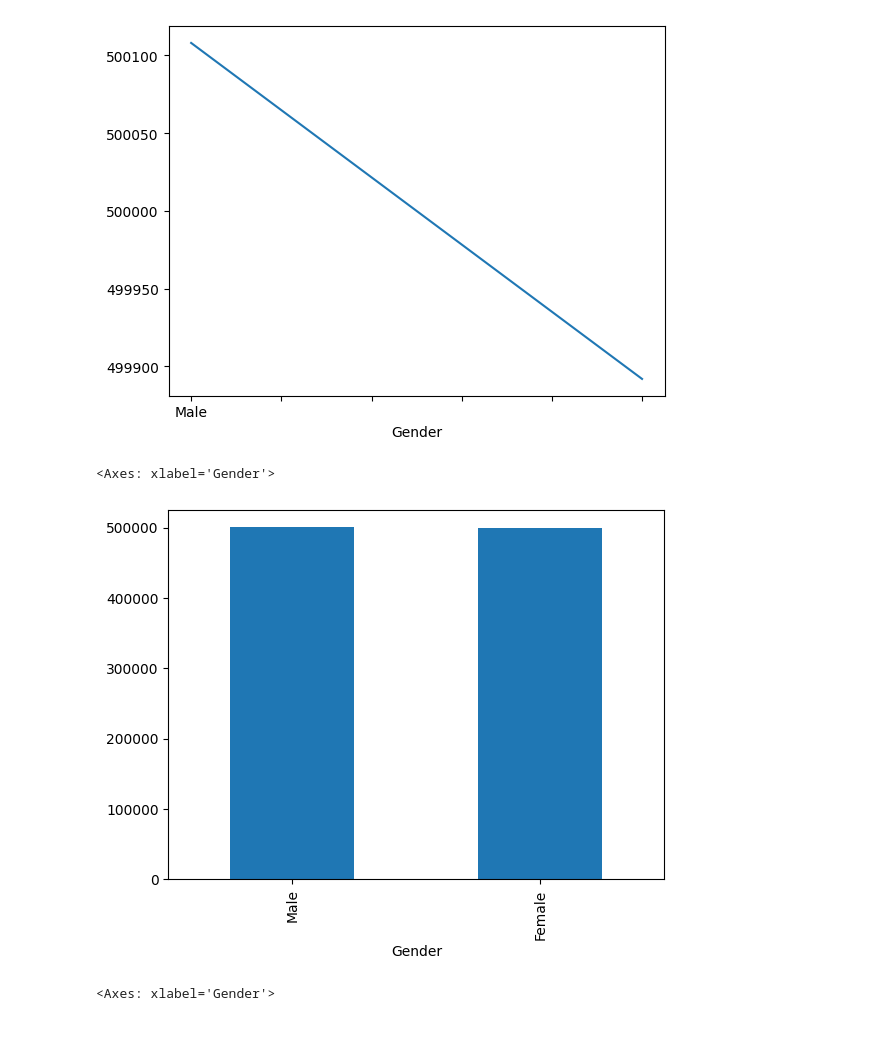
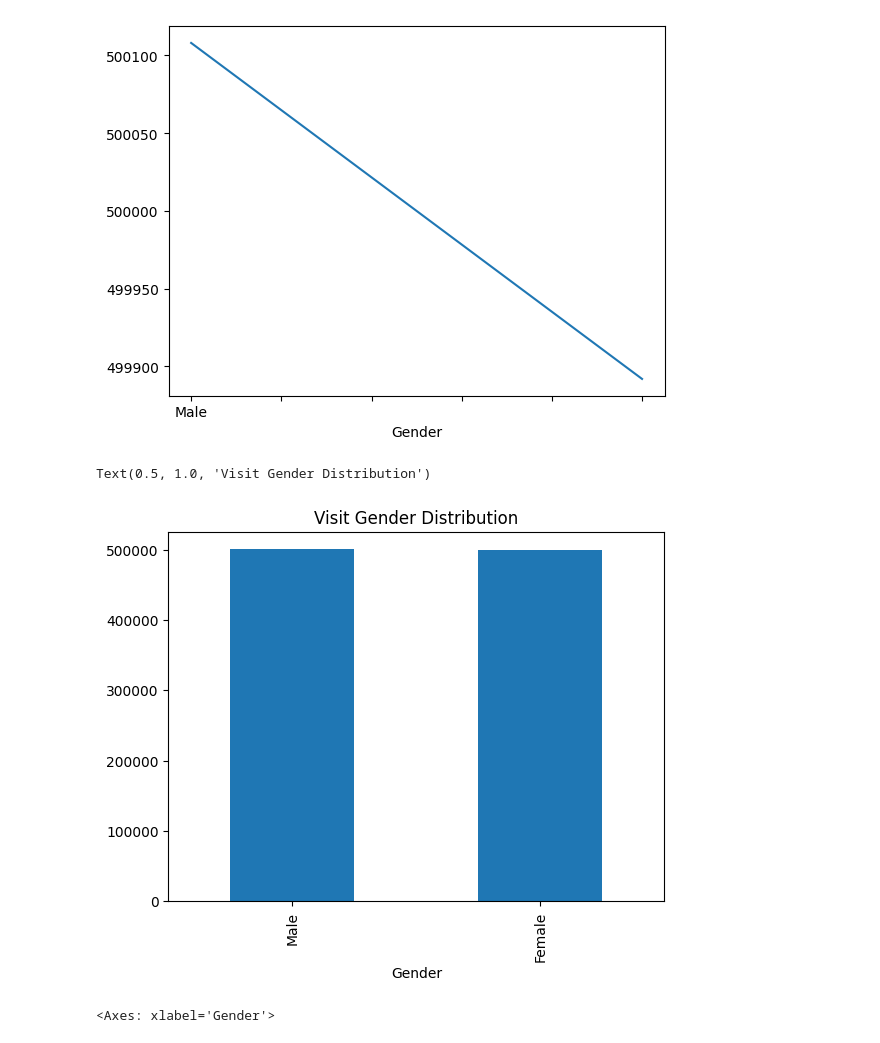
Before and after one commit to rajonkar/MyLearning, a Jupyter notebook: Ex_Files_Python_Data_Analysis_Healthcare/Exercise Files/Python Files/02_03 Demography Analysis Part I.ipynb, the cells around one changed output. Saved outputs shown, nothing was run; the diff lists cells and outputs as text; code cells hidden in the pictures.

```diff
--- a/Ex_Files_Python_Data_Analysis_Healthcare/Exercise Files/Python Files/02_03 Demography Analysis Part I.ipynb
+++ b/Ex_Files_Python_Data_Analysis_Healthcare/Exercise Files/Python Files/02_03 Demography Analysis Part I.ipynb
@@ -71,9 +71,10 @@ visit_gender.plot()
 [figure]
 # %%
 df_visit['Gender'].value_counts().plot(kind='bar')
+plt.title("Visit Gender Distribution")
 # %% [output]
-<Axes: xlabel='Gender'>
+Text(0.5, 1.0, 'Visit Gender Distribution')
-[figure, old version]
+[figure, new version]
 # %%
 visit_gender.plot(kind='bar')
 # %% [output]
```
